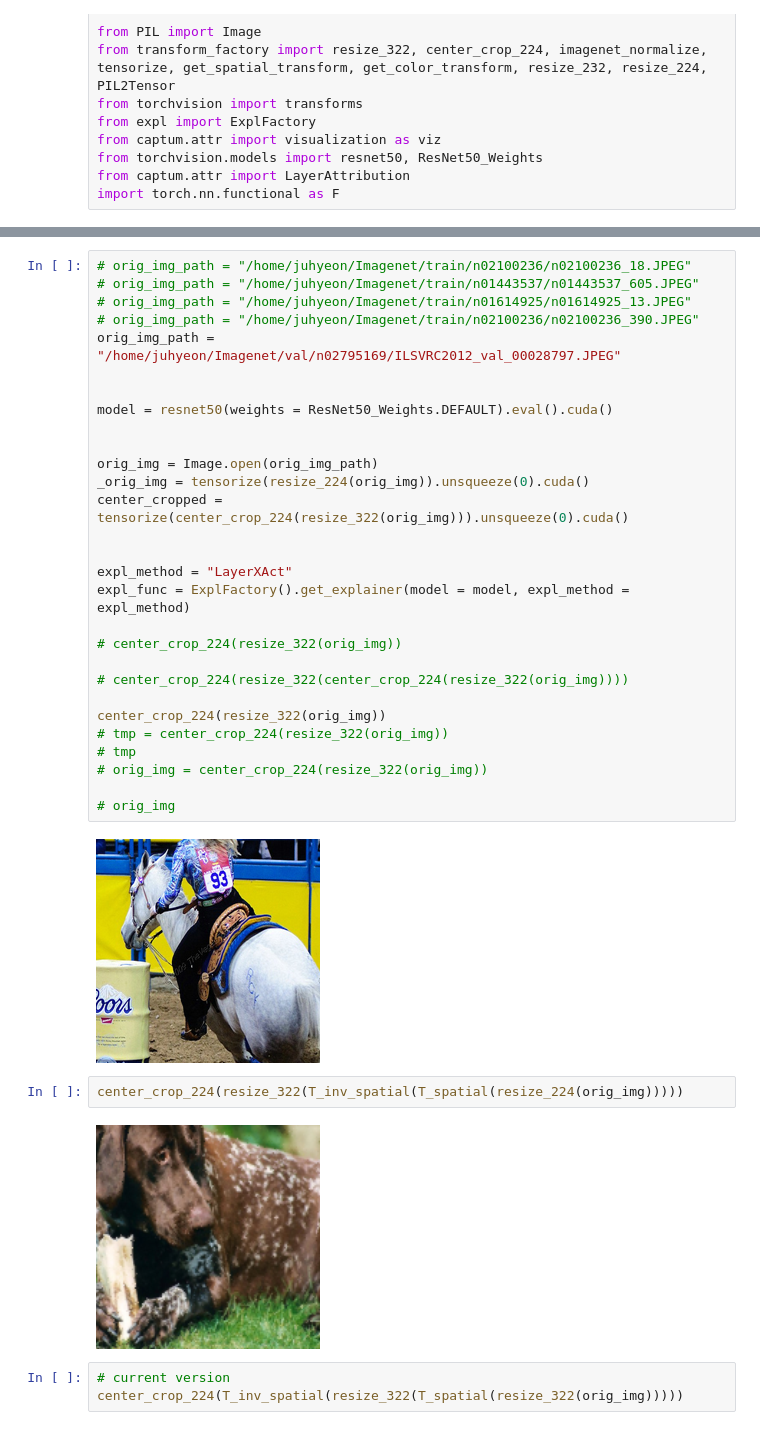
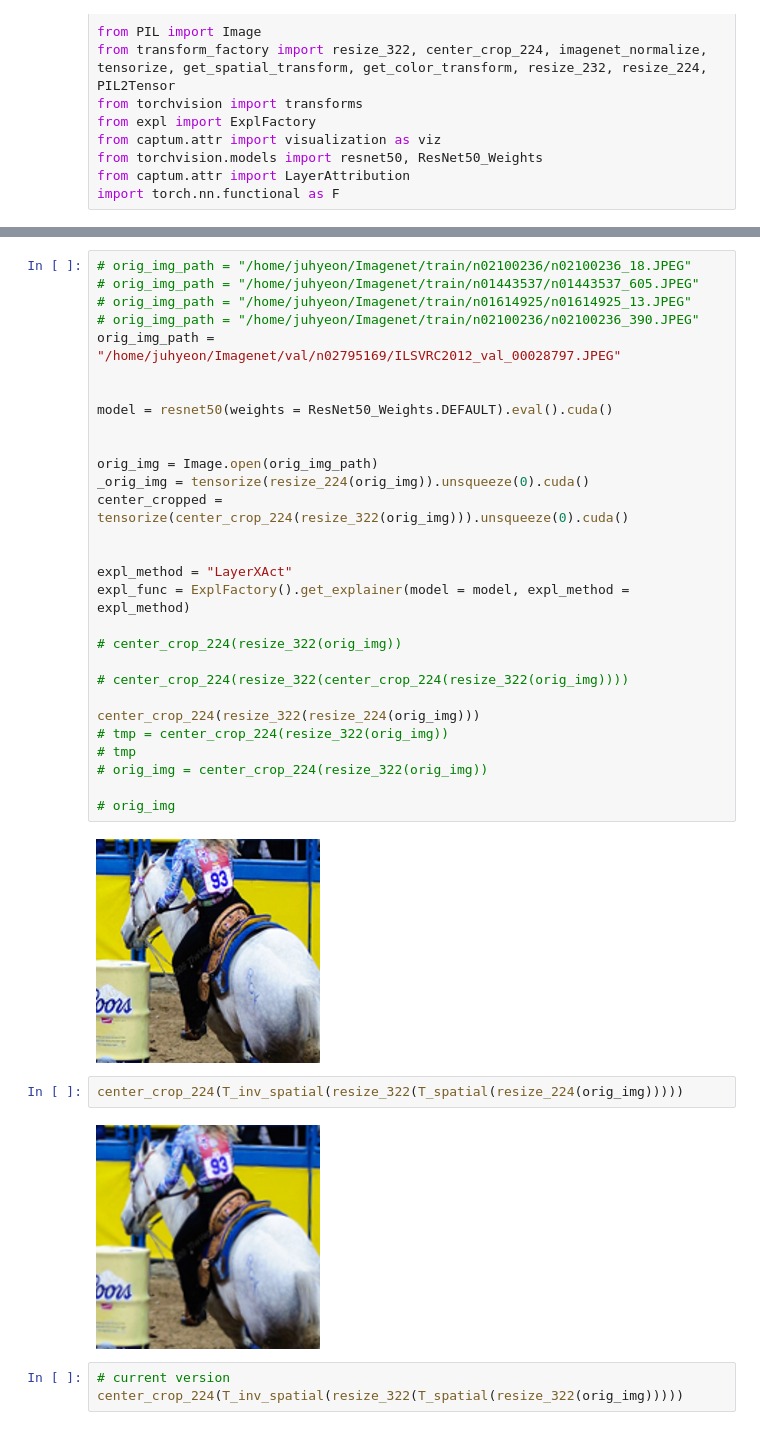
Before and after one commit to beotborry/ConformalXAI, a Jupyter notebook: explanation.ipynb, the cells around one changed output, grey strips where cells are left out. Drawn from its saved outputs; the diff is of its cells as text.

```diff
--- a/explanation.ipynb
+++ b/explanation.ipynb
@@ -40,18 +40,18 @@ expl_func = ExplFactory().get_explainer(model = model, expl_method = expl_method
 
 # center_crop_224(resize_322(center_crop_224(resize_322(orig_img))))
 
-center_crop_224(resize_322(orig_img))
+center_crop_224(resize_322(resize_224(orig_img)))
 # tmp = center_crop_224(resize_322(orig_img))
 # tmp
 # orig_img = center_crop_224(resize_322(orig_img))
 
 # orig_img
 # %% [output]
-[figure, old version]
+[figure, new version]
 # %%
-center_crop_224(resize_322(T_inv_spatial(T_spatial(resize_224(orig_img)))))
+center_crop_224(T_inv_spatial(resize_322(T_spatial(resize_224(orig_img)))))
 # %% [output]
-[figure, old version]
+[figure, new version]
 # %%
 # current version
 center_crop_224(T_inv_spatial(resize_322(T_spatial(resize_322(orig_img)))))
```
Also changed, not shown: parts of 1 cell of this notebook, 38 other files.
